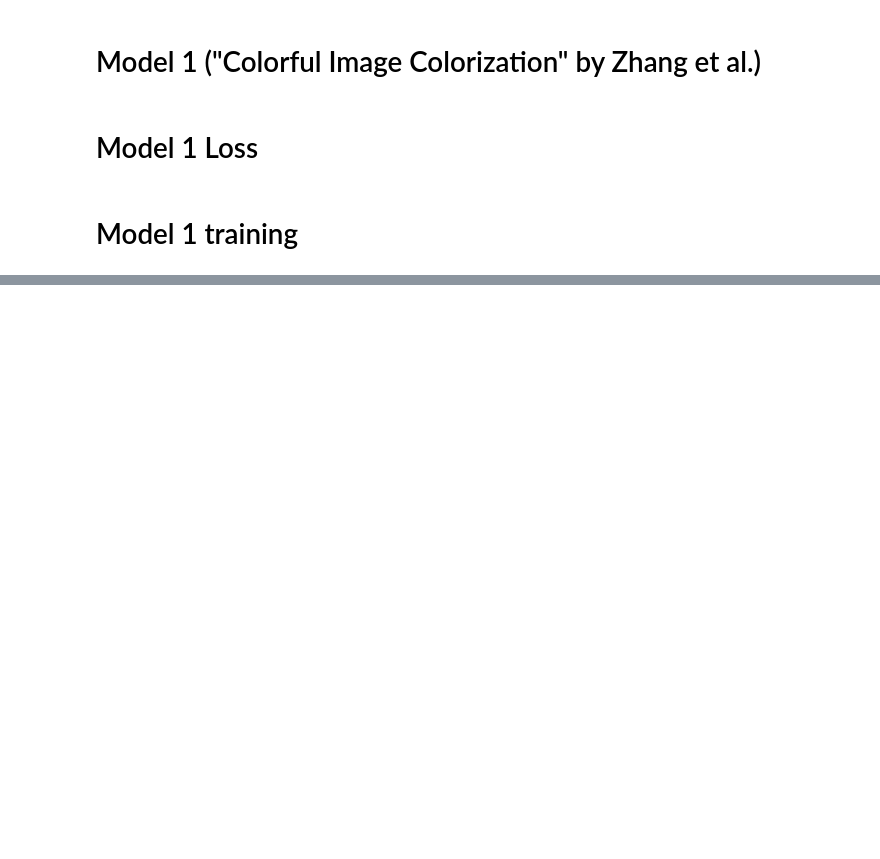
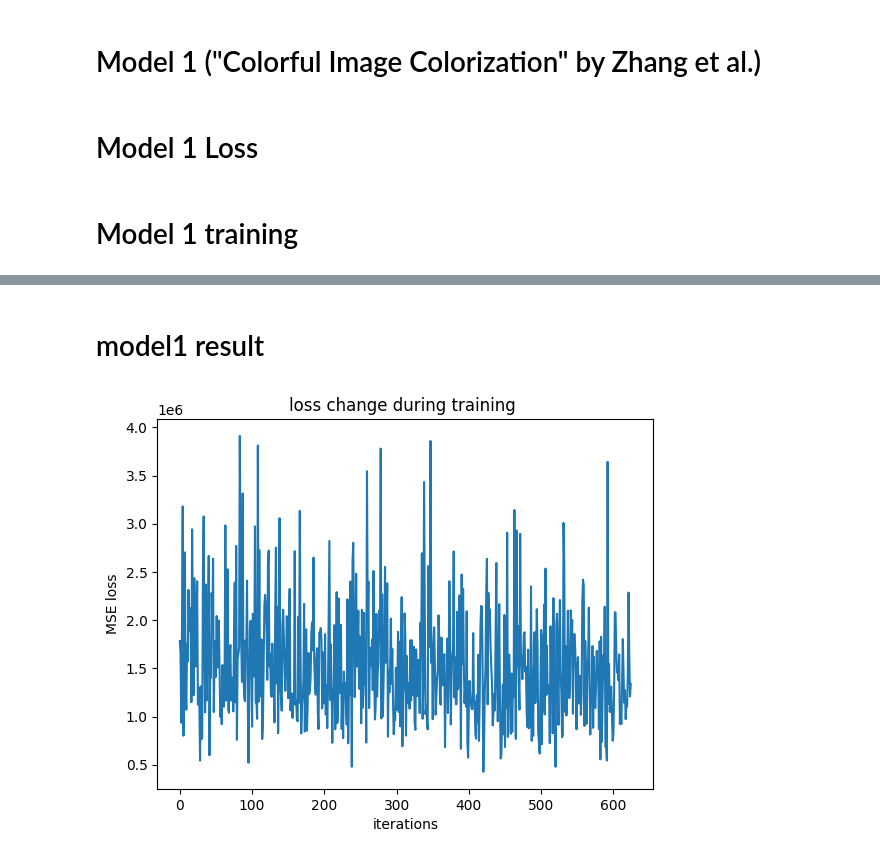
Before and after one commit to DingPang/ACV_Colorization, a Jupyter notebook: main.ipynb, the cells around one changed output, grey strips where cells are left out. Drawn from its saved outputs; the diff is of its cells as text; code cells hidden in the pictures; blank space fills up the shorter version.

Commit message:
Zhang model training time took too long, tried workaround, still not working

```diff
--- a/main.ipynb
+++ b/main.ipynb
@@ -75,8 +77,8 @@ def myDataset(h=256, w=256, rgb2lab=True, zhangmodel=True, edmodel=False):
 class zhangDataset(Dataset):
   def __init__(self, img_dir):
     self.img_dir=img_dir
-    self.h = 256
-    self.w = 256
+    self.h = 32
+    self.w = self.h
     paths = os.listdir(self.img_dir)
     self.dataset_length = len(paths)
     self.paths = list(map(lambda x: os.path.join(self.img_dir, x), paths))
@@ -233,6 +237,8 @@ def GetClassWeights
 dp_zip = "/content/drive/MyDrive/ACV/Image Colorization Dataset.zip"
 dp_train_path = "/content/data/train_color"
 dp_test_path = "/content/data/train_color"
+dp_save_path = "/content/dp.ckpt"
 zhang_train_dataset = zhangDataset(dp_train_path)
-zhang_train_dataset[0]["target"].shape
+zhang_train_dataset, _ = random_split(zhang_train_dataset, [0.7, 0.3])
+len(zhang_train_dataset)
 # %% [output]
@@ -240,7 +246,7 @@ zhang_train_dataset[0]["target"].shape
 # %%
 # Hyper parameters and others
 lr = 1e-2
-epochs = 10
+epochs = 6
 batch_size = 8
 criterion = None
 if True:
@@ -304,14 +310,12 @@ for epoch in range(0, epochs):
 
     for batch_nb, batch in enumerate(pbar):
         loss = training_step(batch)
-        print(loss)
+        # print(loss)
         outputs.append(loss)
-        break
+    losses.extend(outputs)
 
-    # losses.extend(outputs)
-
-    # train_result = np.mean(outputs)
-    # print('epoch = {}, train_loss = {}'.format(epoch, train_result))
-    # print("saving checkpoint")
-    # torch.save(model.state_dict(), save_path)
+    train_result = np.mean(outputs)
+    print('epoch = {}, train_loss = {}'.format(epoch, train_result))
+    print("saving checkpoint")
+    torch.save(zhangmodel.state_dict(), dp_save_path)
 # %% [output]
@@ -319,0 +331,10 @@ torch.Size([8, 2, 256, 256]) torch.Size([8, 3, 256, 256])
+# %% [markdown]
+# model1 result
+# %%
+plt.plot(losses)
+plt.xlabel("iterations")
+plt.ylabel("MSE loss")
+plt.title("loss change during training ")
+plt.show()
+# %% [output]
+[figure, added]
```
Also changed, not shown: parts of 5 cells of this notebook.
